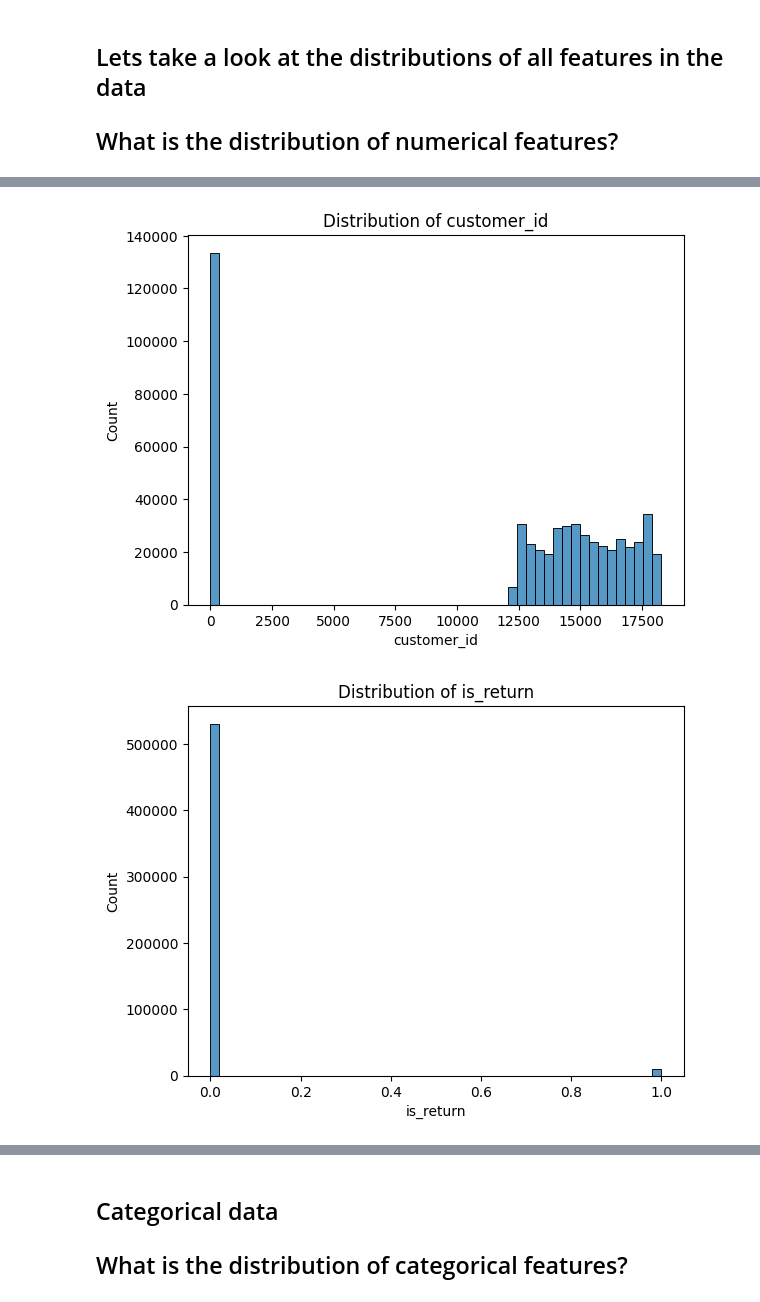
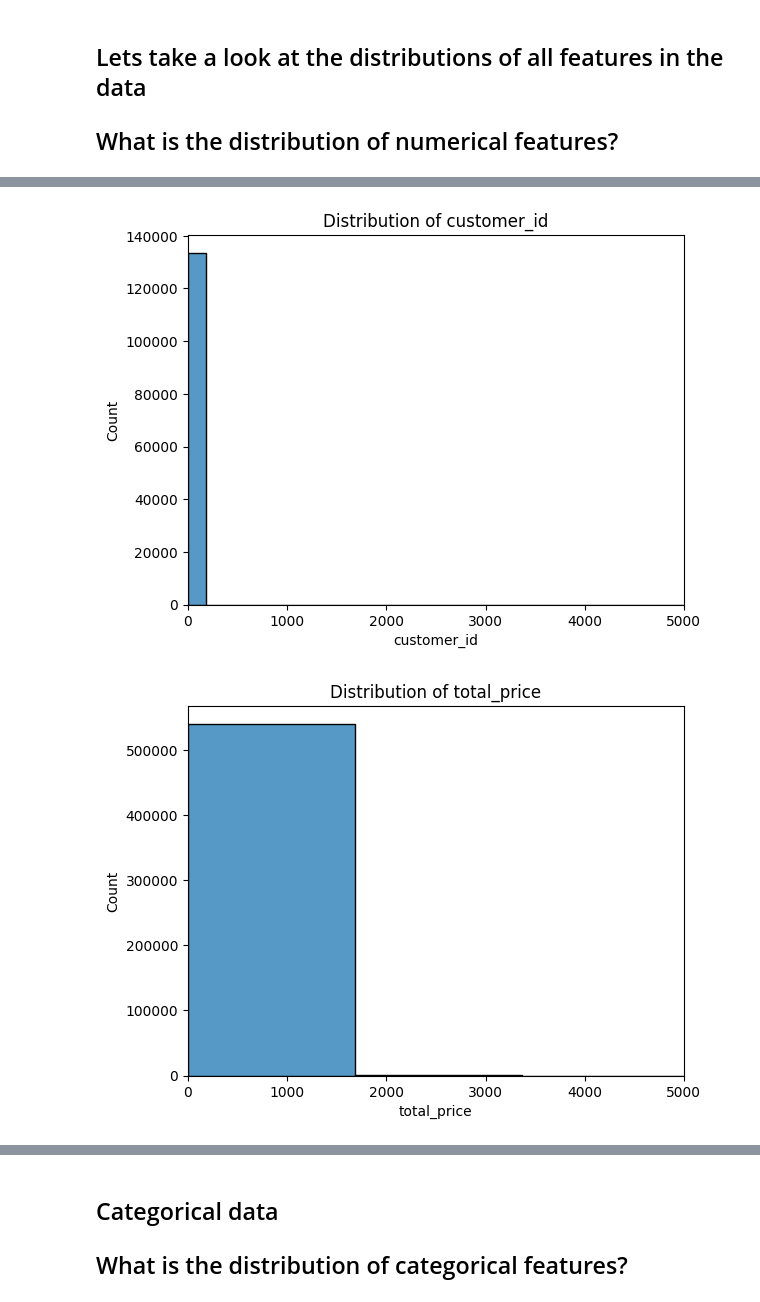
Before and after one commit to Marc-Aradillas/customer-segmentation-project, a Jupyter notebook: exp_working_nb.ipynb, the cells around one changed output, grey strips where cells are left out. Drawn from its saved outputs; the diff is of its cells as text; code cells hidden in the pictures.

```diff
--- a/exp_working_nb.ipynb
+++ b/exp_working_nb.ipynb
@@ -74,0 +70,2 @@ df.head(50)
+# %%
+df['total_price'] = df['quantity'] * df['unit_price']
@@ -87,12 +94,16 @@ df.head(50)
 
 ## What is the distribution of numerical features?
 # %%
+import matplotlib.pyplot as plt
+import seaborn as sns
+
 numeric_cols = df.columns[(df.dtypes == 'float64') | (df.dtypes == 'int64')]
 
 # Created histograms for numeric columns
 for col in numeric_cols:
     plt.figure()
     plt.title(f'Distribution of {col}')
-    sns.histplot(data=df, x=col, bins=50)
+    plt.xlim(0, 5000)
+    sns.histplot(data=df, x=col, bins=100)
     plt.show()
 # %% [output]
@@ -101,2 +112,2 @@ for col in numeric_cols:
-[figure, old version]
+[figure, new version]
-[figure, old version]
+[figure, new version]
```
Also changed, not shown: parts of 10 cells of this notebook, 1 other file.
